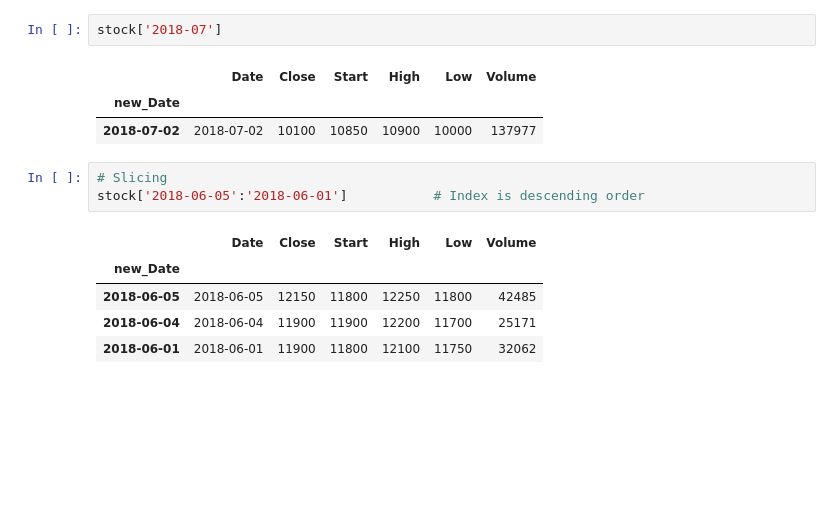
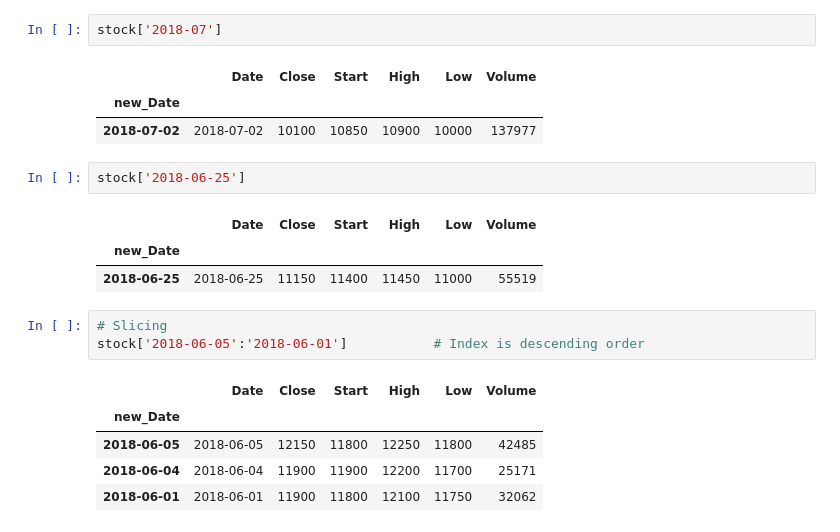
Before and after one commit to BreadFeet/Django_pjt01, a Jupyter notebook: Time_Series_practice.ipynb, the cells around one changed output. Cells and saved outputs as stored; diff of their text form; blank space fills up the shorter version.

```diff
--- a/Time_Series_practice.ipynb
+++ b/Time_Series_practice.ipynb
@@ -119,6 +119,12 @@ stock['2018-07']
 |  | Date | Close | Start | High | Low | Volume |
 | new_Date |  |  |  |  |  |  |
 | 2018-07-02 | 2018-07-02 | 10100 | 10850 | 10900 | 10000 | 137977 |
+# %%
+stock['2018-06-25']
+# %% [output]
+|  | Date | Close | Start | High | Low | Volume |
+| new_Date |  |  |  |  |  |  |
+| 2018-06-25 | 2018-06-25 | 11150 | 11400 | 11450 | 11000 | 55519 |
 # %%
 # Slicing
 stock['2018-06-05':'2018-06-01']           # Index is descending order
```
Also changed, not shown: parts of 8 cells of this notebook.
